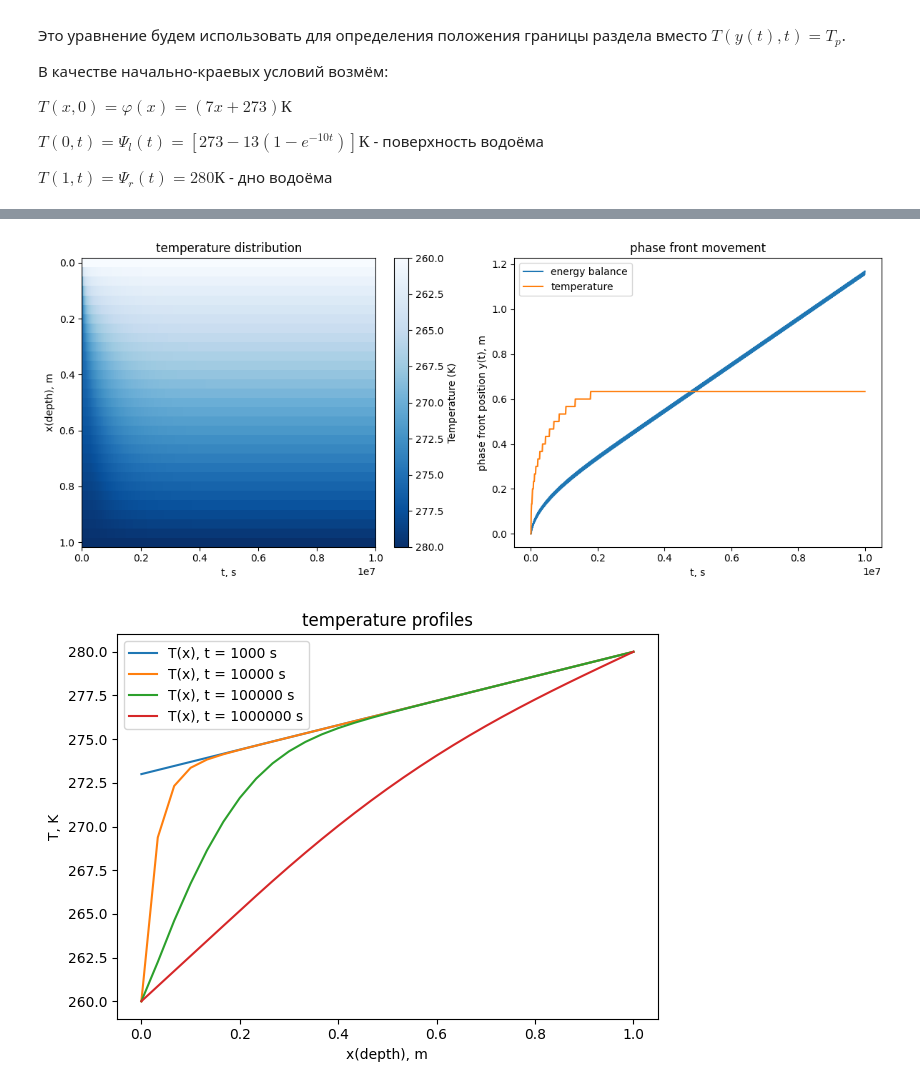
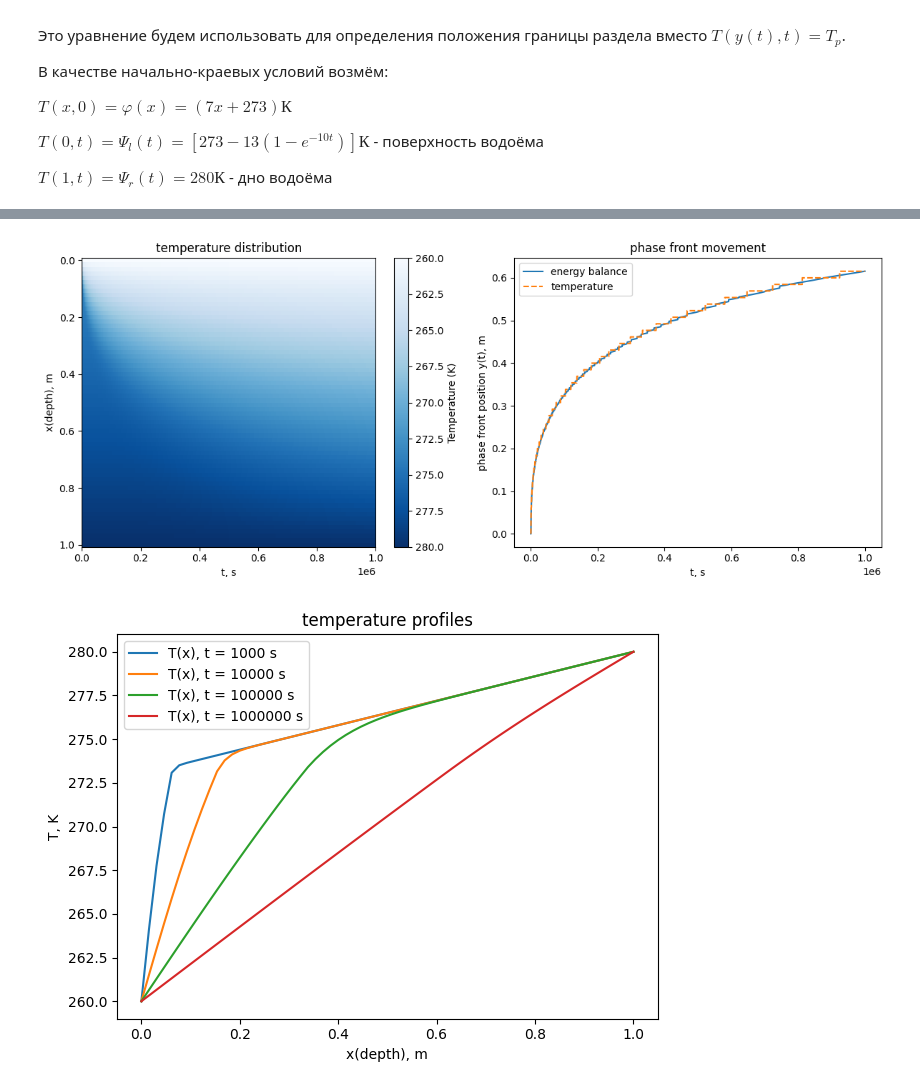
Before and after one commit to VoyakaGOD/computational-mathematics, a Jupyter notebook: phase-transition.ipynb, the cells around one changed output, grey strips where cells are left out. Drawn from its saved outputs; the diff is of its cells as text; code cells hidden in the pictures.

Commit message:
phase-transition: slightly correct solution

```diff
--- a/phase-transition.ipynb
+++ b/phase-transition.ipynb
@@ -56,6 +56,8 @@ class HEParams:
 # T(grid.L, t) = psi_r(t)
 # returns (y[t], T[t][x])
 class HESolver:
+    T_eps = 0.1 # for energy balance
+
     @staticmethod
     def __prepare(grid : Grid, phi : RtoR, psi_l : RtoR, psi_r : RtoR):
         tau = grid.T / grid.N
@@ -65,14 +67,34 @@ class HESolver:
             u += [[psi_l(tau*n)] + [0 for _ in range(grid.M - 1)] + [psi_r(tau*n)]]
         return tau, h, u
 
-    # predicts next position of phase front with second order
+    # predicts next position of phase front with first order
+    # but using continuous front position and correction of initial values
     @staticmethod
-    def __predict_phase_front(params : HEParams, grid: Grid, T : list[float], y : list[float]):
-        yp = 0 if len(y) < 2 else y[-2] # y_{n-1}
+    def __predict_phase_front(params: HEParams, grid: Grid, T: list[float], y: list[float]):
         h = grid.L / grid.M
-        m = min(max(int(y[-1] / h), 1), grid.M - 2)
-        f = (params.a_s * (T[m+1] - T[m-1]) - params.a_f * (T[m+2] - T[m])) / (2*h*params.rho*params.L)
-        return 2*grid.T/grid.N*f + yp
+        tau = grid.T / grid.N
+        current_y = y[-1]
+        m = min(max(int(current_y / h), 1), grid.M - 2)
+        if current_y > 0.0:
+            dTdx_left = (params.T_p - T[m-1]) / (current_y - (m-1)*h)
+        else:
+            dTdx_left = 0.0
+        if m < grid.M - 1:
+            dTdx_right = (T[m+1] - params.T_p) / ((m+1)*h - current_y)
+        else:
+            dTdx_right = 0.0
+        dy_dt = (params.a_s * dTdx_left - params.a_f * dTdx_right) / (params.rho * params.L)
+        new_y = current_y + dy_dt * tau
+        new_y = max(0.0, min(new_y, grid.L))
+        m_new = min(max(int(new_y / h), 0), grid.M - 1)
+        xi_new = (new_y - m_new * h) / h
+        T_at_new_y = (1 - xi_new) * T[m_new] + xi_new * T[m_new + 1] if m_new < grid.M else T[m_new]
+        # move y(t) if |T(y(t), t) - T_p| > T_eps, required on start:
+        if (abs(T_at_new_y - params.T_p) > HESolver.T_eps) and (m_new < grid.M - 1):
+            if T[m_new] != T[m_new + 1]:
+                xi_corrected = (params.T_p - T[m_new]) / (T[m_new + 1] - T[m_new])
+                new_y = h * (m_new + xi_corrected)
+        return new_y
 
     @staticmethod
     def __solve_explicit(params : HEParams, grid: Grid, phi: RtoR, psi_l: RtoR, psi_r: RtoR, __scheme):
@@ -145,10 +167,10 @@ class HESolver:
         return HESolver.__solve_implicit(params, grid, phi, psi_l, psi_r, scheme)
 
 phi = lambda x: 7*x + 273
-psi_l = lambda t: 273 - 13*(1 - exp(-t/10))
+psi_l = lambda t: 273 - 13*(1 - exp(-10*t))
 psi_r = lambda t: 280
 
-grid = Grid(1e6, 1000, 1, 30)
+grid = Grid(1e6, 10000, 1, 65)
 params = HEParams(rho=1000, T_p=273, L=3.3e5, c_f=4200, a_f=0.56, c_s=2100, a_s=2.25)
 
 def find_nearest(it : list, value : float):
@@ -170,7 +192,7 @@ def plot_temperature_and_phase_front(y : list[float], T : list[list[float]], gri
     plt.title("temperature distribution")
     plt.subplot(1, 2, 2)
     plt.plot(t, y, label="energy balance")
-    plt.plot(t, [find_nearest(T[n], 273)*h for n in range(grid.N + 1)], label="temperature")
+    plt.plot(t, [find_nearest(T[n], 273)*h for n in range(grid.N + 1)], "--", label="temperature")
     plt.xlabel("t, s")
     plt.ylabel("phase front position y(t), m")
     plt.title("phase front movement")
@@ -228,14 +249,13 @@ plot_temperature_profile_at_time(T, grid, 1e6)
 
 ![stencil](stencils/Crank-Nicolson_method.png)
 # %%
-grid.T = 1e7
 y, T = HESolver.solve_by_Crank_Nicolson_scheme(params, grid, phi, psi_l, psi_r)
 plot_temperature_and_phase_front(y, T, grid)
 
 plot_temperature_profile_at_time(T, grid, 1e3)
 plot_temperature_profile_at_time(T, grid, 1e4)
 plot_temperature_profile_at_time(T, grid, 1e5)
 plot_temperature_profile_at_time(T, grid, 1e6)
 # %% [output]
-[figure, old version]
+[figure, new version]
-[figure, old version]
+[figure, new version]
```
Also changed, not shown: parts of 2 cells of this notebook.
